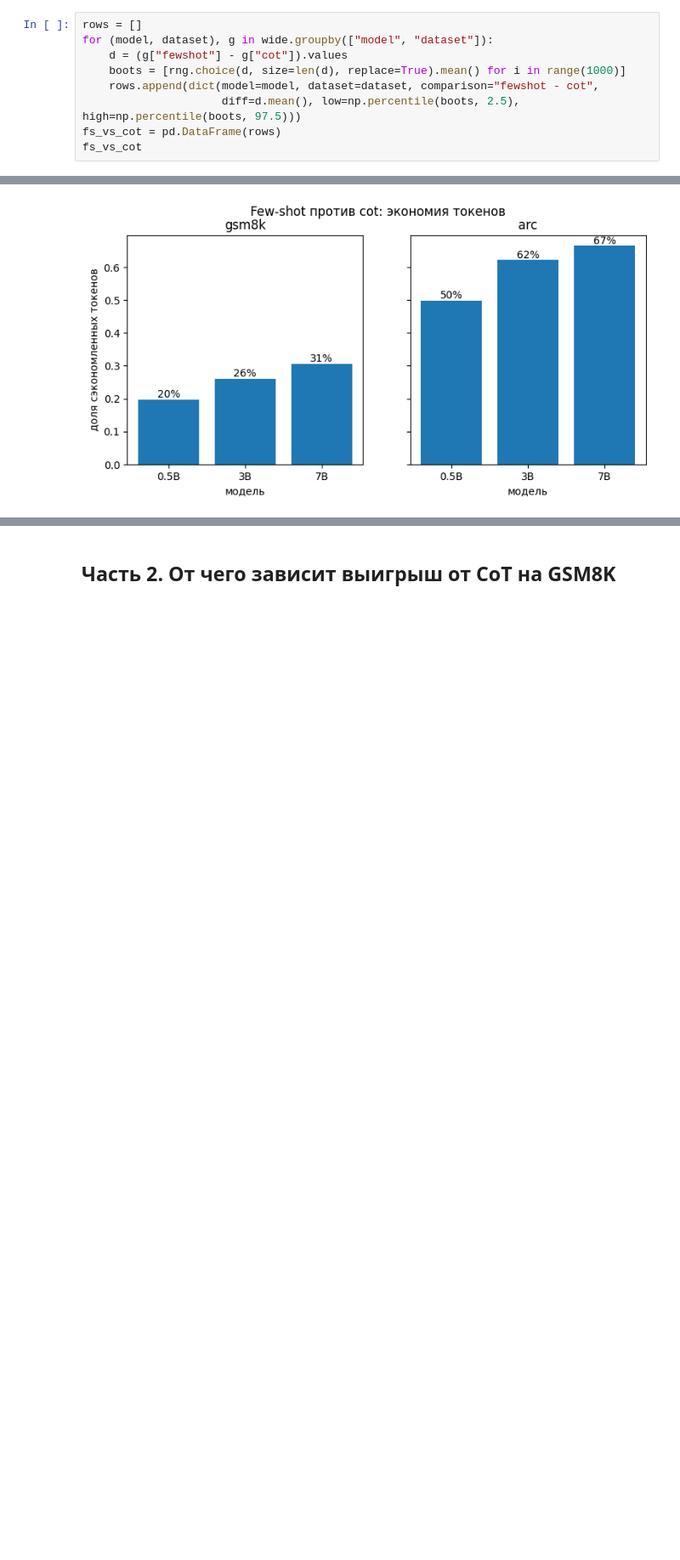
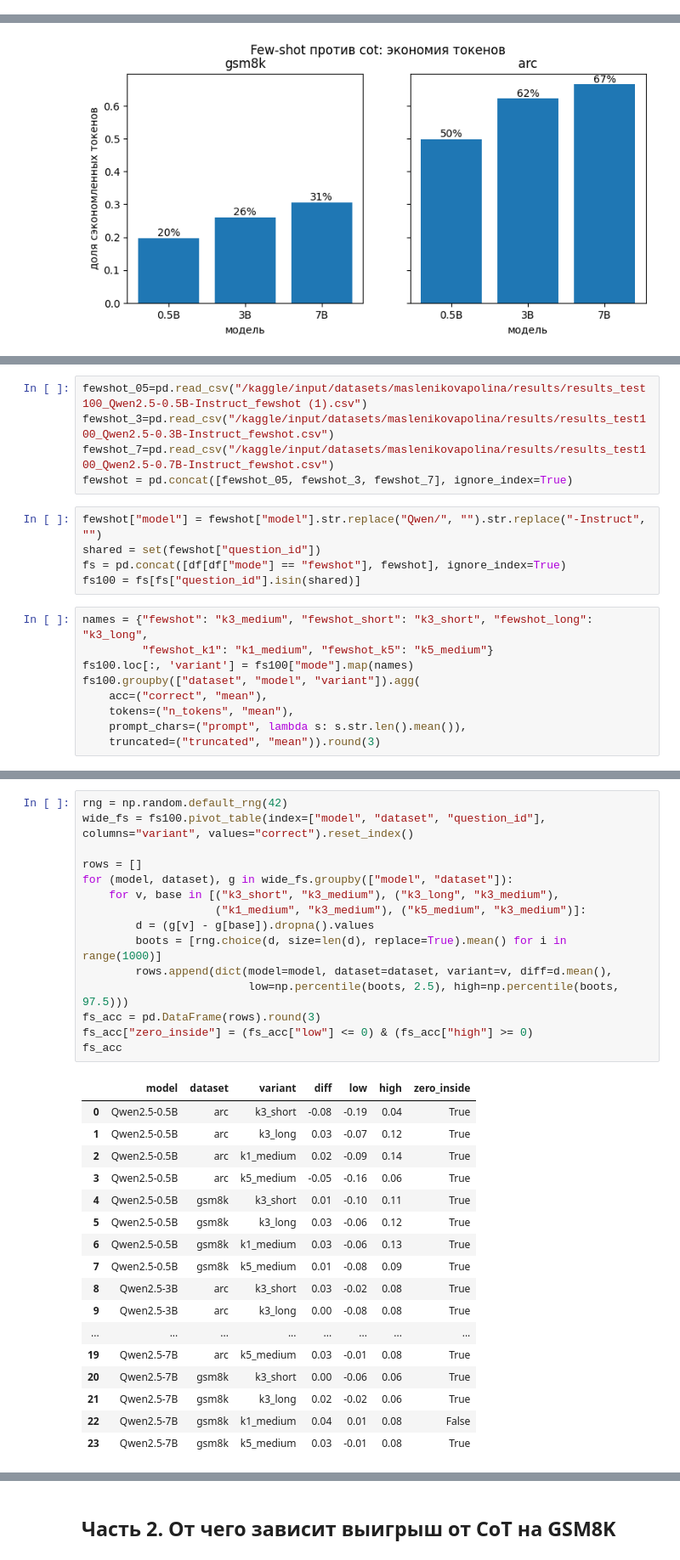
Before and after one commit to hochudomoy/Chain-of-thought, a Jupyter notebook: notebooks/analysis.ipynb, the cells around one changed output, grey strips where cells are left out. Shown at 85% size. Drawn from its saved outputs; the diff is of its cells as text; blank space fills up the shorter version.

Commit message:
Add analisys of fewshot experiment

```diff
--- a/notebooks/analysis.ipynb
+++ b/notebooks/analysis.ipynb
@@ -183,9 +180,0 @@ CoT генерирует 257-315 токенов против 2-4 у прямог
-# %%
-rows = []
-for (model, dataset), g in wide.groupby(["model", "dataset"]):
-    d = (g["fewshot"] - g["cot"]).values
-    boots = [rng.choice(d, size=len(d), replace=True).mean() for i in range(1000)]
-    rows.append(dict(model=model, dataset=dataset, comparison="fewshot - cot",
-                     diff=d.mean(), low=np.percentile(boots, 2.5), high=np.percentile(boots, 97.5)))
-fs_vs_cot = pd.DataFrame(rows)
-fs_vs_cot
@@ -225,0 +201,19 @@ plt.show()
+# %%
+fewshot_05=pd.read_csv("/kaggle/input/datasets/maslenikovapolina/results/results_test100_Qwen2.5-0.5B-Instruct_fewshot (1).csv")
+fewshot_3=pd.read_csv("/kaggle/input/datasets/maslenikovapolina/results/results_test100_Qwen2.5-0.3B-Instruct_fewshot.csv")
+fewshot_7=pd.read_csv("/kaggle/input/datasets/maslenikovapolina/results/results_test100_Qwen2.5-0.7B-Instruct_fewshot.csv")
+fewshot = pd.concat([fewshot_05, fewshot_3, fewshot_7], ignore_index=True)
+# %%
+fewshot["model"] = fewshot["model"].str.replace("Qwen/", "").str.replace("-Instruct", "")
+shared = set(fewshot["question_id"])
+fs = pd.concat([df[df["mode"] == "fewshot"], fewshot], ignore_index=True)
+fs100 = fs[fs["question_id"].isin(shared)]
+# %%
+names = {"fewshot": "k3_medium", "fewshot_short": "k3_short", "fewshot_long": "k3_long",
+         "fewshot_k1": "k1_medium", "fewshot_k5": "k5_medium"}
+fs100.loc[:, 'variant'] = fs100["mode"].map(names)
+fs100.groupby(["dataset", "model", "variant"]).agg(
+    acc=("correct", "mean"),
+    tokens=("n_tokens", "mean"),
+    prompt_chars=("prompt", lambda s: s.str.len().mean()),
+    truncated=("truncated", "mean")).round(3)
@@ -225,0 +239,33 @@ plt.show()
+# %%
+rng = np.random.default_rng(42)
+wide_fs = fs100.pivot_table(index=["model", "dataset", "question_id"], columns="variant", values="correct").reset_index()
+
+rows = []
+for (model, dataset), g in wide_fs.groupby(["model", "dataset"]):
+    for v, base in [("k3_short", "k3_medium"), ("k3_long", "k3_medium"),
+                    ("k1_medium", "k3_medium"), ("k5_medium", "k3_medium")]:
+        d = (g[v] - g[base]).dropna().values
+        boots = [rng.choice(d, size=len(d), replace=True).mean() for i in range(1000)]
+        rows.append(dict(model=model, dataset=dataset, variant=v, diff=d.mean(),
+                         low=np.percentile(boots, 2.5), high=np.percentile(boots, 97.5)))
+fs_acc = pd.DataFrame(rows).round(3)
+fs_acc["zero_inside"] = (fs_acc["low"] <= 0) & (fs_acc["high"] >= 0)
+fs_acc
+# %% [output]
+|  | model | dataset | variant | diff | low | high | zero_inside |
+| 0 | Qwen2.5-0.5B | arc | k3_short | -0.08 | -0.19 | 0.04 | True |
+| 1 | Qwen2.5-0.5B | arc | k3_long | 0.03 | -0.07 | 0.12 | True |
+| 2 | Qwen2.5-0.5B | arc | k1_medium | 0.02 | -0.09 | 0.14 | True |
+| 3 | Qwen2.5-0.5B | arc | k5_medium | -0.05 | -0.16 | 0.06 | True |
+| 4 | Qwen2.5-0.5B | gsm8k | k3_short | 0.01 | -0.10 | 0.11 | True |
+| 5 | Qwen2.5-0.5B | gsm8k | k3_long | 0.03 | -0.06 | 0.12 | True |
+| 6 | Qwen2.5-0.5B | gsm8k | k1_medium | 0.03 | -0.06 | 0.13 | True |
+| 7 | Qwen2.5-0.5B | gsm8k | k5_medium | 0.01 | -0.08 | 0.09 | True |
+| 8 | Qwen2.5-3B | arc | k3_short | 0.03 | -0.02 | 0.08 | True |
+| 9 | Qwen2.5-3B | arc | k3_long | 0.00 | -0.08 | 0.08 | True |
+| ... | ... | ... | ... | ... | ... | ... | ... |
+| 19 | Qwen2.5-7B | arc | k5_medium | 0.03 | -0.01 | 0.08 | True |
+| 20 | Qwen2.5-7B | gsm8k | k3_short | 0.00 | -0.06 | 0.06 | True |
+| 21 | Qwen2.5-7B | gsm8k | k3_long | 0.02 | -0.02 | 0.06 | True |
+| 22 | Qwen2.5-7B | gsm8k | k1_medium | 0.04 | 0.01 | 0.08 | False |
+| 23 | Qwen2.5-7B | gsm8k | k5_medium | 0.03 | -0.01 | 0.08 | True |
```
Also changed, not shown: parts of 13 cells of this notebook.
